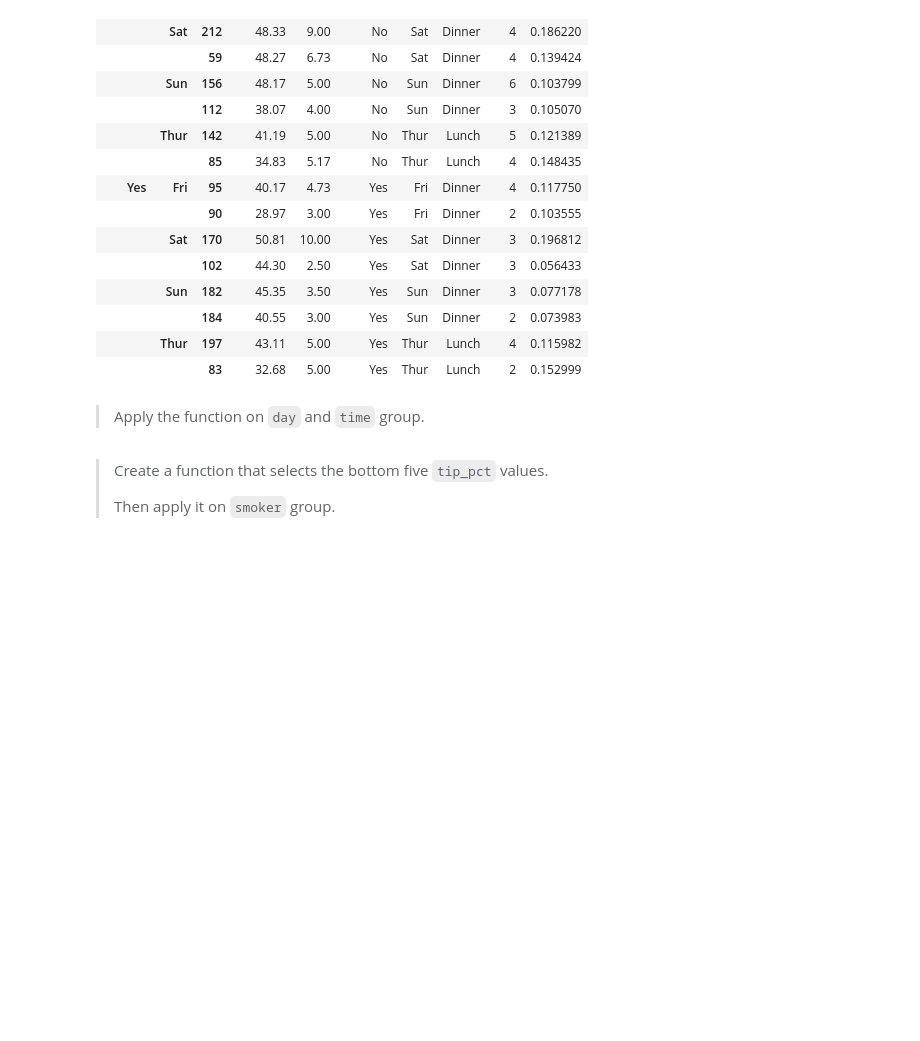
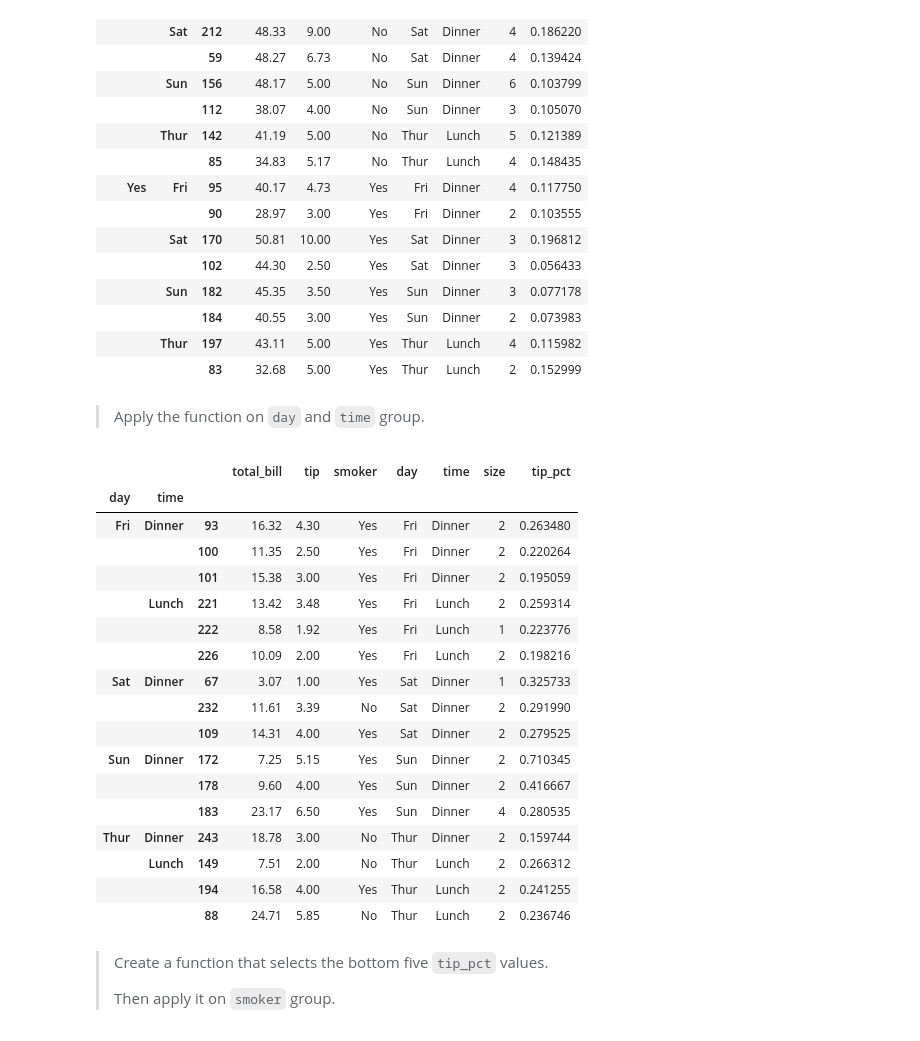
Before and after one commit to zey-2/5m-data-1.9-eda-advanced, a Jupyter notebook: notebooks/eda_advanced_lesson.ipynb, the cells around one changed output. Saved outputs shown, nothing was run; the diff lists cells and outputs as text; code cells hidden in the pictures; blank space fills up the shorter version.

```diff
--- a/notebooks/eda_advanced_lesson.ipynb
+++ b/notebooks/eda_advanced_lesson.ipynb
@@ -1432,6 +1537,27 @@ tips.groupby(["smoker", "day"]).apply(top, n=2, column="total_bill")
 |  |  | 83 | 32.68 | 5.00 | Yes | Thur | Lunch | 2 | 0.152999 |
 # %% [markdown]
 > Apply the function on `day` and `time` group.
+# %%
+tips.groupby(["day", "time"]).apply(top, n=3, column="tip_pct")
+# %% [output]
+|  |  |  | total_bill | tip | smoker | day | time | size | tip_pct |
+| day | time |  |  |  |  |  |  |  |  |
+| Fri | Dinner | 93 | 16.32 | 4.30 | Yes | Fri | Dinner | 2 | 0.263480 |
+|  |  | 100 | 11.35 | 2.50 | Yes | Fri | Dinner | 2 | 0.220264 |
+|  |  | 101 | 15.38 | 3.00 | Yes | Fri | Dinner | 2 | 0.195059 |
+|  | Lunch | 221 | 13.42 | 3.48 | Yes | Fri | Lunch | 2 | 0.259314 |
+|  |  | 222 | 8.58 | 1.92 | Yes | Fri | Lunch | 1 | 0.223776 |
+|  |  | 226 | 10.09 | 2.00 | Yes | Fri | Lunch | 2 | 0.198216 |
+| Sat | Dinner | 67 | 3.07 | 1.00 | Yes | Sat | Dinner | 1 | 0.325733 |
+|  |  | 232 | 11.61 | 3.39 | No | Sat | Dinner | 2 | 0.291990 |
+|  |  | 109 | 14.31 | 4.00 | Yes | Sat | Dinner | 2 | 0.279525 |
+| Sun | Dinner | 172 | 7.25 | 5.15 | Yes | Sun | Dinner | 2 | 0.710345 |
+|  |  | 178 | 9.60 | 4.00 | Yes | Sun | Dinner | 2 | 0.416667 |
+|  |  | 183 | 23.17 | 6.50 | Yes | Sun | Dinner | 4 | 0.280535 |
+| Thur | Dinner | 243 | 18.78 | 3.00 | No | Thur | Dinner | 2 | 0.159744 |
+|  | Lunch | 149 | 7.51 | 2.00 | No | Thur | Lunch | 2 | 0.266312 |
+|  |  | 194 | 16.58 | 4.00 | Yes | Thur | Lunch | 2 | 0.241255 |
+|  |  | 88 | 24.71 | 5.85 | No | Thur | Lunch | 2 | 0.236746 |
 # %% [markdown]
 > Create a function that selects the bottom five `tip_pct` values.
 >
```
Also changed, not shown: parts of 11 cells of this notebook, 3 other files.
